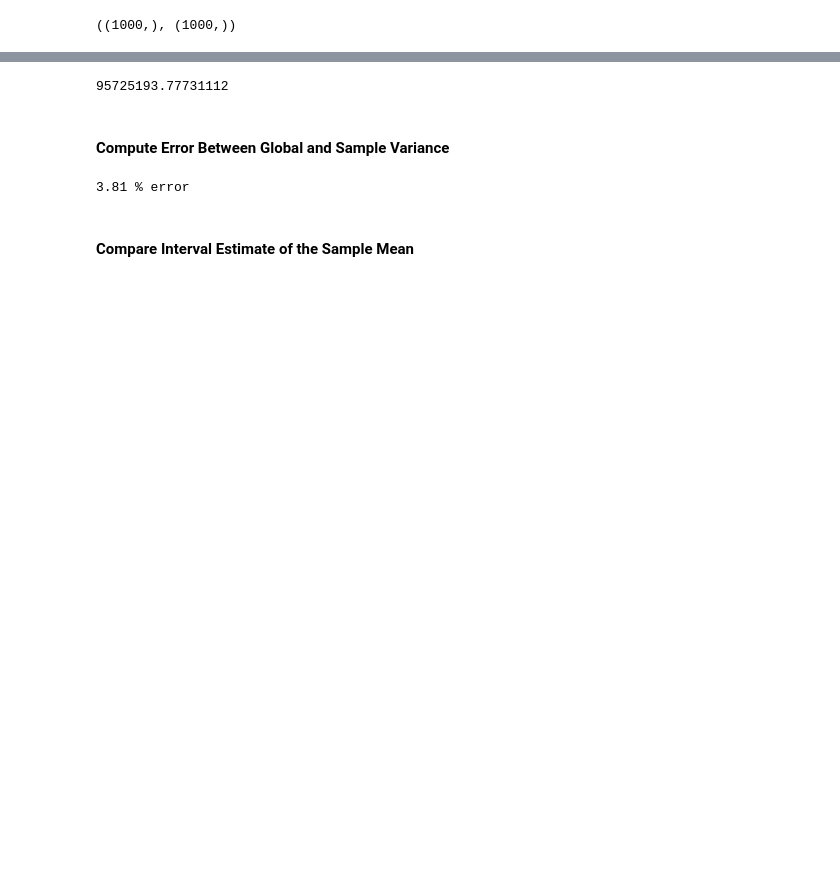
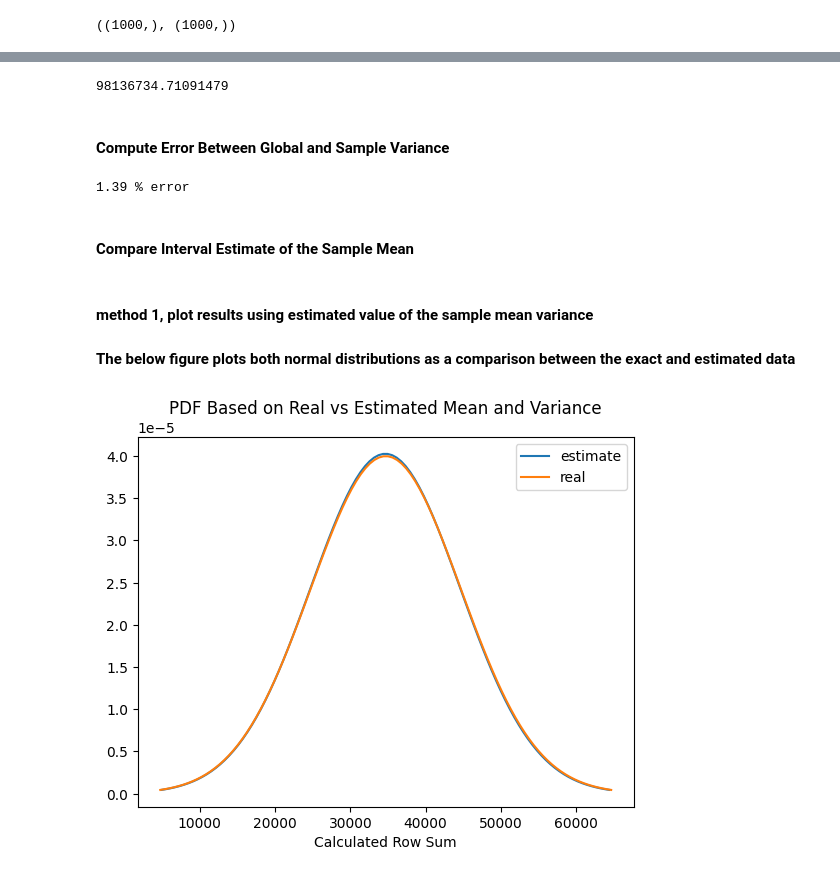
Before and after one commit to codycosta/ENGR201, a Jupyter notebook: hw8.ipynb, the cells around one changed output, grey strips where cells are left out. Drawn from its saved outputs; the diff is of its cells as text; code cells hidden in the pictures; blank space fills up the shorter version.

```diff
--- a/hw8.ipynb
+++ b/hw8.ipynb
@@ -61,5 +62,5 @@ MEAN, VARIANCE
 # %%
-sample_size = 30
+sample_size = 50
 num_runs = 1000
 random_mean_vals = np.zeros(num_runs)
 random_variance_vals = np.zeros(num_runs)
@@ -119,13 +120,38 @@ array([1.11721217e+08, 8.01895277e+07, 1.05288580e+08, 9.70986358e+07,
 # %%
 np.mean(random_variance_vals)
 # %% [output]
-95725193.77731112
+98136734.71091479
 # %% [markdown]
 #### Compute Error Between Global and Sample Variance
 # %%
 var_err = 100 * abs(VARIANCE - np.mean(random_variance_vals)) / VARIANCE
 print(f'{np.round(var_err, 2)} % error')
 # %% [output]
-3.81 % error
+1.39 % error
 # %% [markdown]
 #### Compare Interval Estimate of the Sample Mean
+# %% [markdown]
+#### method 1, plot results using estimated value of the sample mean variance
+#### The below figure plots both normal distributions as a comparison between the exact and estimated data
+# %%
+# plot a distribution of estimated values of the mean and variance
+
+sigma = np.sqrt(np.mean(random_variance_vals))
+mu = np.mean(random_mean_vals)
+
+x = np.linspace(mu - 3 * sigma, mu + 3 * sigma, 100)
+plt.plot(x, stats.norm.pdf(x, mu, sigma))
+
+
+# plot a distribution of the real values of the mean and variance
+
+y = np.linspace(MEAN - 3 * np.sqrt(VARIANCE), MEAN + 3 * np.sqrt(VARIANCE), 100)
+plt.plot(y, stats.norm.pdf(y, MEAN, np.sqrt(VARIANCE)))
+
+
+plt.legend(['estimate', 'real'])
+plt.title('PDF Based on Real vs Estimated Mean and Variance')
+plt.xlabel('Calculated Row Sum')
+plt.show()
+# %% [output]
+[figure, added]
```
Also changed, not shown: parts of 11 cells of this notebook.
